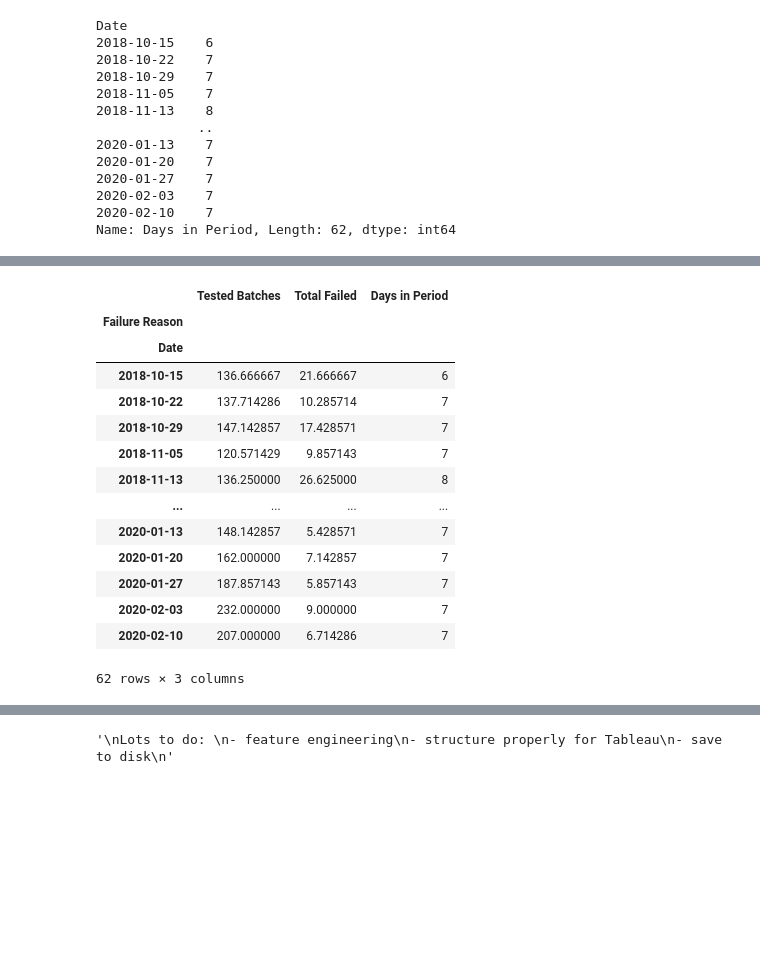
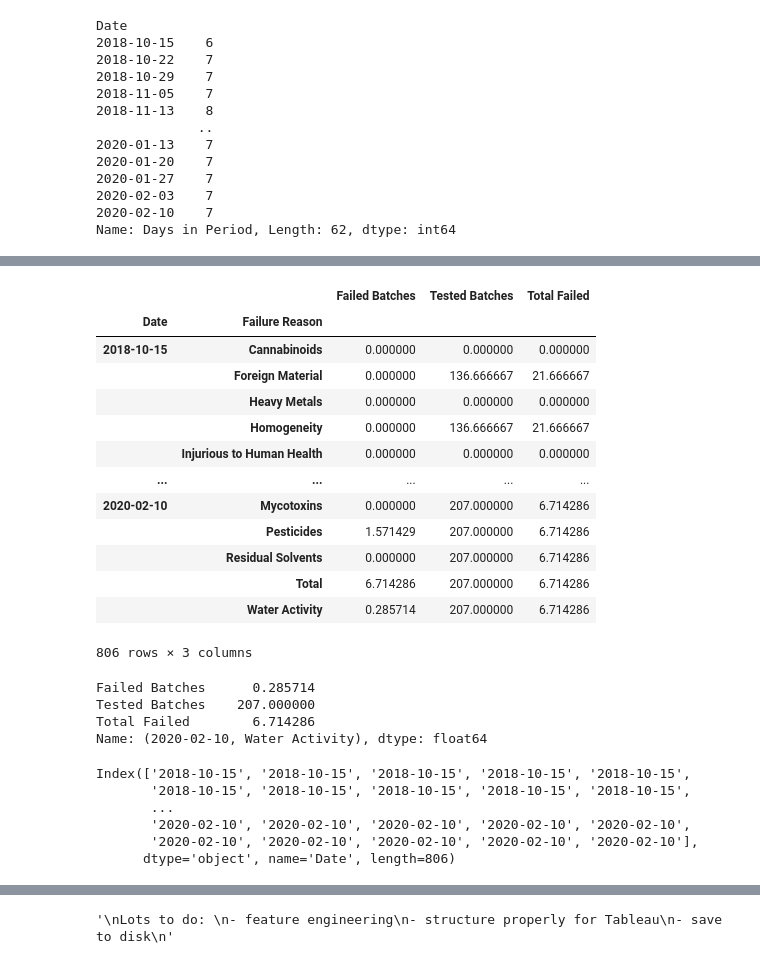
Before and after one commit to daericks/bcc_weekly_reports, a Jupyter notebook: notebooks/2-Transform-per_day.ipynb, the cells around one changed output, grey strips where cells are left out. Cells and saved outputs as stored; diff of their text form; code cells hidden in the pictures; blank space fills up the shorter version.

```diff
--- a/notebooks/2-Transform-per_day.ipynb
+++ b/notebooks/2-Transform-per_day.ipynb
@@ -144,20 +144,40 @@ avg_daily_failure_categories
 # %%
-keep_cols = ['Tested Batches', 'Total Failed', 'Days in Period']
-avg_daily_failure_categories[keep_cols]
-# Remove 'Failure Reason' index, which is not applicable for this data
+# keep_cols = ['Tested Batches', 'Total Failed', 'Days in Period']
+# avg_daily_failure_categories[keep_cols]
+# # Remove 'Failure Reason' index, which is not applicable for this data
-# %% [output]
-|  | Tested Batches | Total Failed | Days in Period |
-| Failure Reason |  |  |  |
-| Date |  |  |  |
-| 2018-10-15 | 136.666667 | 21.666667 | 6 |
-| 2018-10-22 | 137.714286 | 10.285714 | 7 |
-| 2018-10-29 | 147.142857 | 17.428571 | 7 |
-| 2018-11-05 | 120.571429 | 9.857143 | 7 |
-| 2018-11-13 | 136.250000 | 26.625000 | 8 |
-| ... | ... | ... | ... |
-| 2020-01-13 | 148.142857 | 5.428571 | 7 |
-| 2020-01-20 | 162.000000 | 7.142857 | 7 |
-| 2020-01-27 | 187.857143 | 5.857143 | 7 |
-| 2020-02-03 | 232.000000 | 9.000000 | 7 |
-| 2020-02-10 | 207.000000 | 6.714286 | 7 |
-62 rows × 3 columns
+# %%
+# a = avg_daily_failure_categories.stack()
+fc_perday = avg_daily_failure_categories[avg_daily_failure_categories.columns[:-1]].stack()
+# del a['Days in Period']
+fc_perday
+# %% [output]
+|  |  | Failed Batches | Tested Batches | Total Failed |
+| Date | Failure Reason |  |  |  |
+| 2018-10-15 | Cannabinoids | 0.000000 | 0.000000 | 0.000000 |
+|  | Foreign Material | 0.000000 | 136.666667 | 21.666667 |
+|  | Heavy Metals | 0.000000 | 0.000000 | 0.000000 |
+|  | Homogeneity | 0.000000 | 136.666667 | 21.666667 |
+|  | Injurious to Human Health | 0.000000 | 0.000000 | 0.000000 |
+| ... | ... | ... | ... | ... |
+| 2020-02-10 | Mycotoxins | 0.000000 | 207.000000 | 6.714286 |
+|  | Pesticides | 1.571429 | 207.000000 | 6.714286 |
+|  | Residual Solvents | 0.000000 | 207.000000 | 6.714286 |
+|  | Total | 6.714286 | 207.000000 | 6.714286 |
+|  | Water Activity | 0.285714 | 207.000000 | 6.714286 |
+806 rows × 3 columns
+# %%
+fc_perday.iloc[-1]
+# %% [output]
+Failed Batches      0.285714
+Tested Batches    207.000000
+Total Failed        6.714286
+Name: (2020-02-10, Water Activity), dtype: float64
+# %%
+fc_perday.index.get_level_values(0)
+# %% [output]
+Index(['2018-10-15', '2018-10-15', '2018-10-15', '2018-10-15', '2018-10-15',
+       '2018-10-15', '2018-10-15', '2018-10-15', '2018-10-15', '2018-10-15',
+       ...
+       '2020-02-10', '2020-02-10', '2020-02-10', '2020-02-10', '2020-02-10',
+       '2020-02-10', '2020-02-10', '2020-02-10', '2020-02-10', '2020-02-10'],
+      dtype='object', name='Date', length=806)
```
Also changed, not shown: parts of 12 cells of this notebook.
